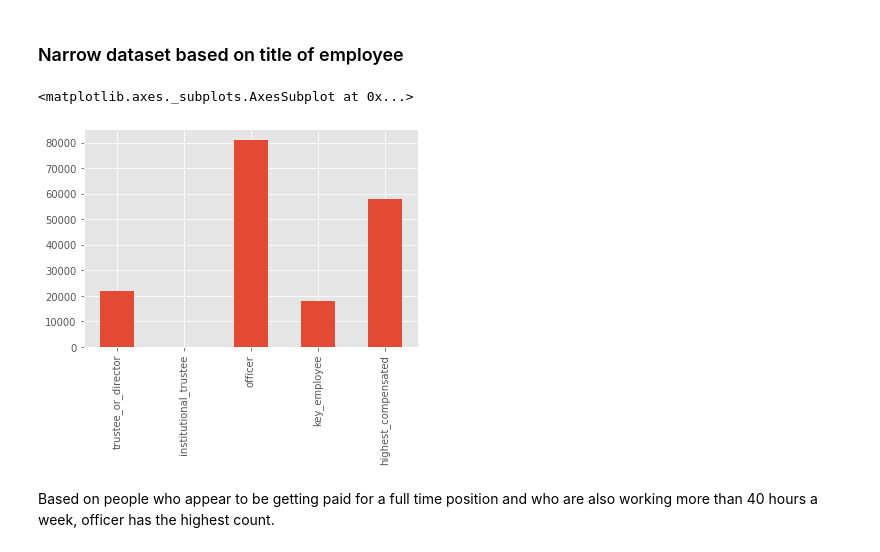
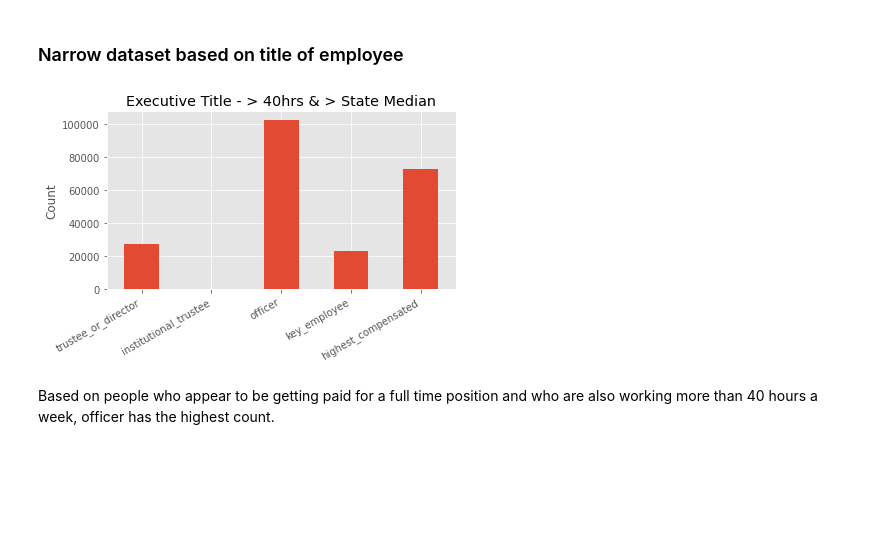
Before and after one commit to mrkjhsn/Not_for_Profit_Compensation_Modeling, a Jupyter notebook: 04.executive_comp_data_prep.ipynb, the cells around one changed output. Saved outputs shown, nothing was run; the diff lists cells and outputs as text; code cells hidden in the pictures; blank space fills up the shorter version.

```diff
--- a/04.executive_comp_data_prep.ipynb
+++ b/04.executive_comp_data_prep.ipynb
@@ -21,14 +20,17 @@ warnings.simplefilter(action="ignore", category=SettingWithCopyWarning)
 # %%
 # import USA state abbreviations
 # and median income for each state data
-us_states = pd.read_csv('02.data/us_states.csv', index_col=0)
+us_state_abb = pd.read_csv('02.data/us_states.csv', index_col=0)
 median_income_by_state = pd.read_csv('02.data/median_income_by_state.csv',
                                      skiprows=lambda x: x in [0, 1, 3],
                                      skipfooter=9, engine='python', index_col=0)
 
-median_income_by_state = us_states.merge(median_income_by_state,
+median_income_by_state = us_state_abb.merge(median_income_by_state,
                left_index=True,
                right_index=True)
+# %%
+median_income_by_state_dict = dict(zip(median_income_by_state.Abbreviation,
+median_income_by_state.state_median_income))
 # %%
 # import compensation dataset with full columns
 df_original = pd.read_csv('02.data/primary_raw_datasets/Compensation_charities_Open990.csv',
@@ -91,0 +90,8 @@ df.head()
+# %%
+# rather than use pandas merge to
+# join in median income for each state
+# how does the performance of a dictionary compare?
+
+%timeit()
+
+df['state_median_income'] = df.state.apply(lambda x: median_income_by_state_dict[x])
@@ -103,17 +123,19 @@ By excluding people who make less than the median income for the state the not-f
 df.shape
 # %% [output]
 (206706, 24)
-# %%
-df = df[df.subsection == '501(c)(3)']
 # %% [markdown]
 ### Narrow dataset based on title of employee
 # %%
 # what is the distribution
 # based on the title of the person receiving the compensation?
 df.loc[:, 'trustee_or_director': 'highest_compensated'].notnull().sum().plot(kind='bar')
+plt.xticks(rotation=30, horizontalalignment="right")
+plt.ylabel('Count')
+plt.title('Executive Title - > 40hrs & > State Median')
+plt.tight_layout()
+plt.savefig('03.visualizations/exec_title_2.png');
 # %% [output]
-<matplotlib.axes._subplots.AxesSubplot at 0x...>
-[figure, old version]
+[figure, new version]
 # %% [markdown]
 Based on people who appear to be getting paid for a full time position and who are also working more than 40 hours a week, officer has the highest count.
 # %%
```
Also changed, not shown: parts of 26 cells of this notebook.
